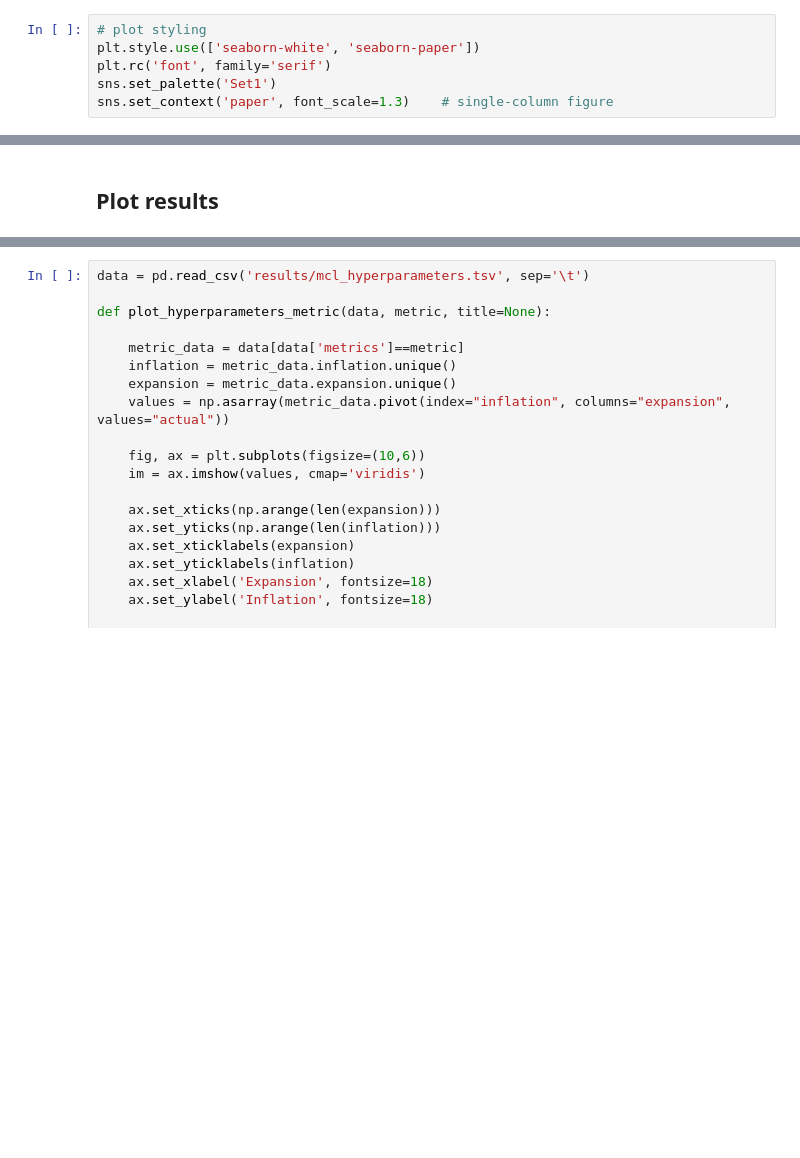
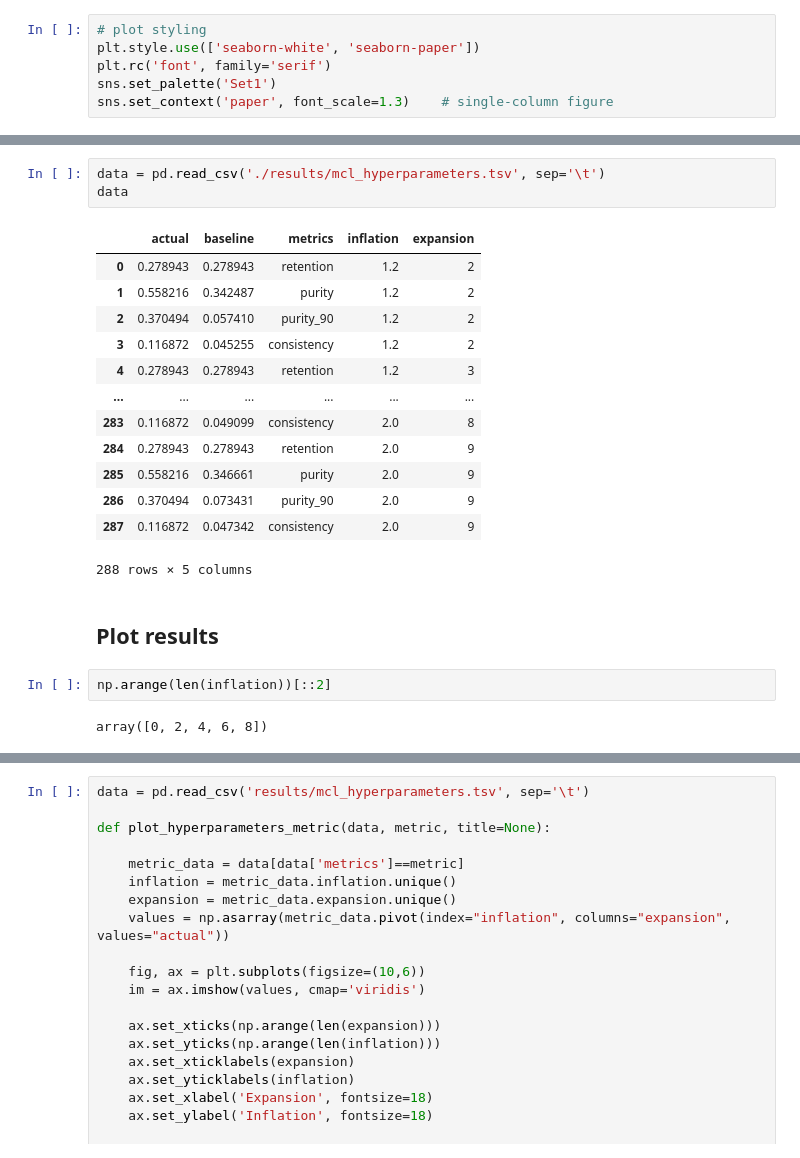
Before and after one commit to svalkiers/clusTCR, a Jupyter notebook: analysis/mcl_hyperparameters.ipynb, the cells around one changed output, grey strips where cells are left out. Drawn from its saved outputs; the diff is of its cells as text; blank space fills up the shorter version.

```diff
--- a/analysis/mcl_hyperparameters.ipynb
+++ b/analysis/mcl_hyperparameters.ipynb
@@ -85,3 +90,24 @@ See the caveats in the documentation: https://pandas.pydata.org/pandas-docs/stab
+# %%
+data = pd.read_csv('./results/mcl_hyperparameters.tsv', sep='\t')
+data
+# %% [output]
+|  | actual | baseline | metrics | inflation | expansion |
+| 0 | 0.278943 | 0.278943 | retention | 1.2 | 2 |
+| 1 | 0.558216 | 0.342487 | purity | 1.2 | 2 |
+| 2 | 0.370494 | 0.057410 | purity_90 | 1.2 | 2 |
+| 3 | 0.116872 | 0.045255 | consistency | 1.2 | 2 |
+| 4 | 0.278943 | 0.278943 | retention | 1.2 | 3 |
+| ... | ... | ... | ... | ... | ... |
+| 283 | 0.116872 | 0.049099 | consistency | 2.0 | 8 |
+| 284 | 0.278943 | 0.278943 | retention | 2.0 | 9 |
+| 285 | 0.558216 | 0.346661 | purity | 2.0 | 9 |
+| 286 | 0.370494 | 0.073431 | purity_90 | 2.0 | 9 |
+| 287 | 0.116872 | 0.047342 | consistency | 2.0 | 9 |
+288 rows × 5 columns
 # %% [markdown]
 ## Plot results
+# %%
+np.arange(len(inflation))[::2]
+# %% [output]
+array([0, 2, 4, 6, 8])
 # %%
```
Also changed, not shown: parts of 6 cells of this notebook, 1 other file.
